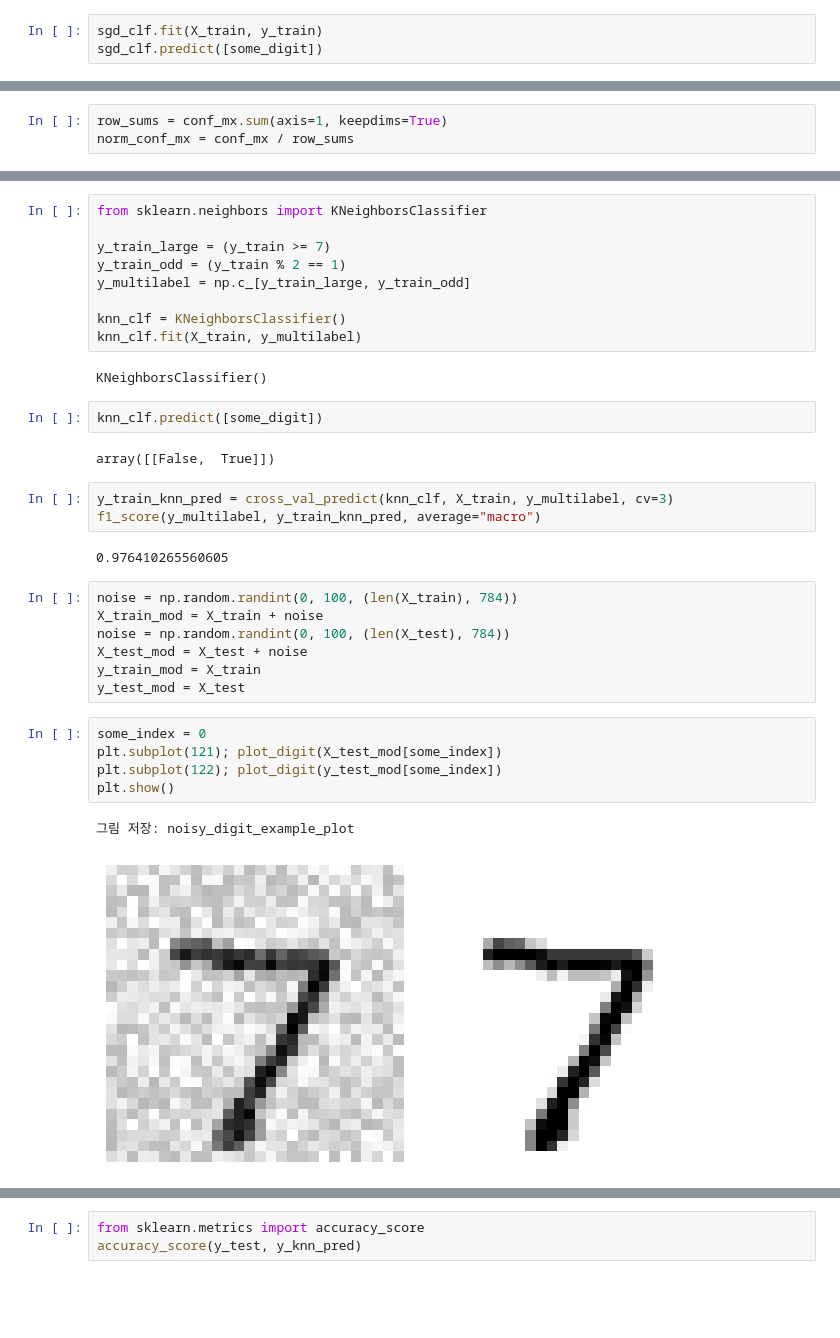
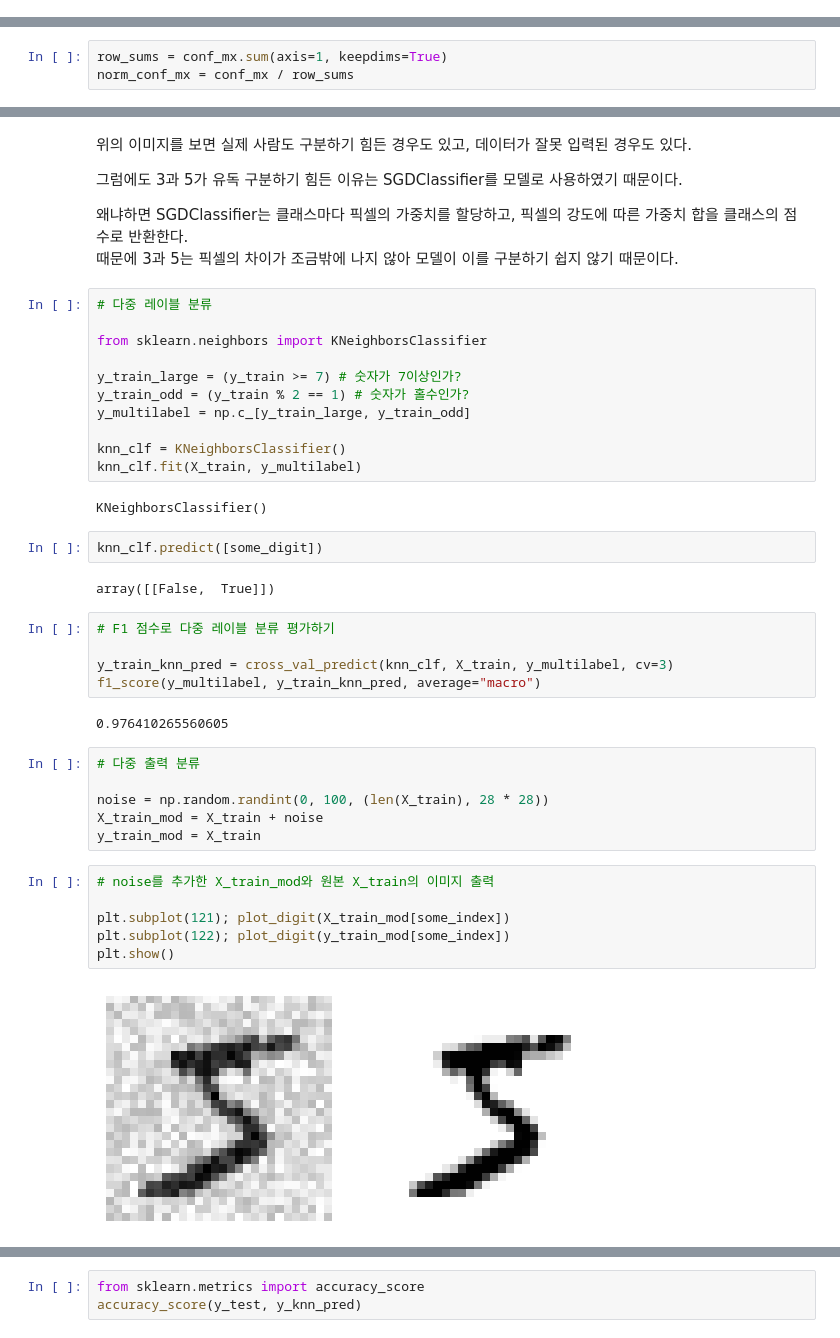
Before and after one commit to SIDED00R/Hands_on_ML, a Jupyter notebook: chap3/hands_on_ml_ch3.ipynb, the cells around one changed output, grey strips where cells are left out. Drawn from its saved outputs; the diff is of its cells as text; blank space fills up the shorter version.

```diff
--- a/chap3/hands_on_ml_ch3.ipynb
+++ b/chap3/hands_on_ml_ch3.ipynb
@@ -342,3 +324,0 @@ len(ovr_clf.estimators_)
-# %%
-sgd_clf.fit(X_train, y_train)
-sgd_clf.predict([some_digit])
@@ -420,8 +393,17 @@ plt.show()
+# %% [markdown]
+위의 이미지를 보면 실제 사람도 구분하기 힘든 경우도 있고, 데이터가 잘못 입력된 경우도 있다.
+
+그럼에도 3과 5가 유독 구분하기 힘든 이유는 SGDClassifier를 모델로 사용하였기 때문이다.
+
+왜냐하면 SGDClassifier는 클래스마다 픽셀의 가중치를 할당하고, 픽셀의 강도에 따른 가중치 합을 클래스의 점수로 반환한다. <br>
+때문에 3과 5는 픽셀의 차이가 조금밖에 나지 않아 모델이 이를 구분하기 쉽지 않기 때문이다.
 # %%
+# 다중 레이블 분류
+
 from sklearn.neighbors import KNeighborsClassifier
 
-y_train_large = (y_train >= 7)
-y_train_odd = (y_train % 2 == 1)
+y_train_large = (y_train >= 7) # 숫자가 7이상인가?
+y_train_odd = (y_train % 2 == 1) # 숫자가 홀수인가?
 y_multilabel = np.c_[y_train_large, y_train_odd]
 
 knn_clf = KNeighborsClassifier()
@@ -433,23 +415,24 @@ knn_clf.predict([some_digit])
 # %% [output]
 array([[False,  True]])
 # %%
+# F1 점수로 다중 레이블 분류 평가하기
+
 y_train_knn_pred = cross_val_predict(knn_clf, X_train, y_multilabel, cv=3)
 f1_score(y_multilabel, y_train_knn_pred, average="macro")
 # %% [output]
 0.976410265560605
 # %%
-noise = np.random.randint(0, 100, (len(X_train), 784))
+# 다중 출력 분류
+
+noise = np.random.randint(0, 100, (len(X_train), 28 * 28))
 X_train_mod = X_train + noise
-noise = np.random.randint(0, 100, (len(X_test), 784))
-X_test_mod = X_test + noise
 y_train_mod = X_train
-y_test_mod = X_test
 # %%
-some_index = 0
-plt.subplot(121); plot_digit(X_test_mod[some_index])
-plt.subplot(122); plot_digit(y_test_mod[some_index])
+# noise를 추가한 X_train_mod와 원본 X_train의 이미지 출력
+
+plt.subplot(121); plot_digit(X_train_mod[some_index])
+plt.subplot(122); plot_digit(y_train_mod[some_index])
 plt.show()
 # %% [output]
-그림 저장: noisy_digit_example_plot
-[figure, old version]
+[figure, new version]
 # %%
```
Also changed, not shown: parts of 37 cells of this notebook.
